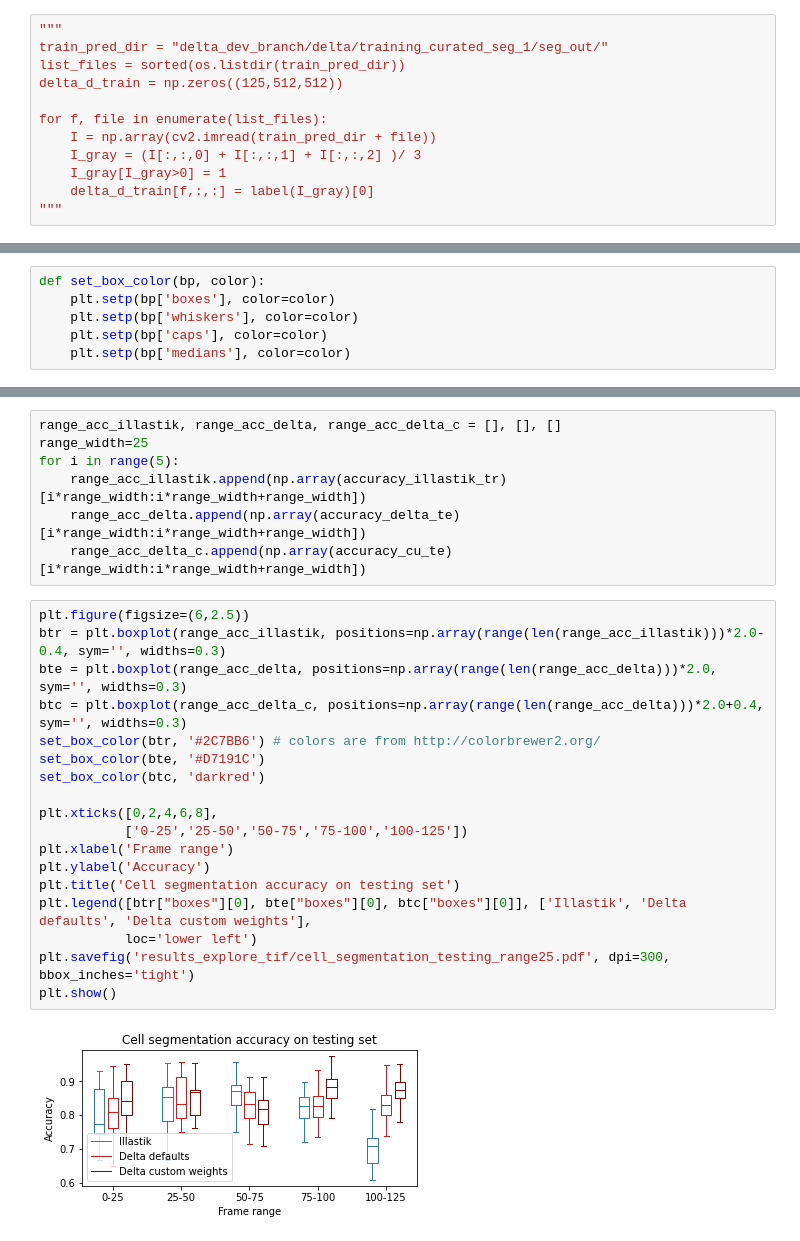
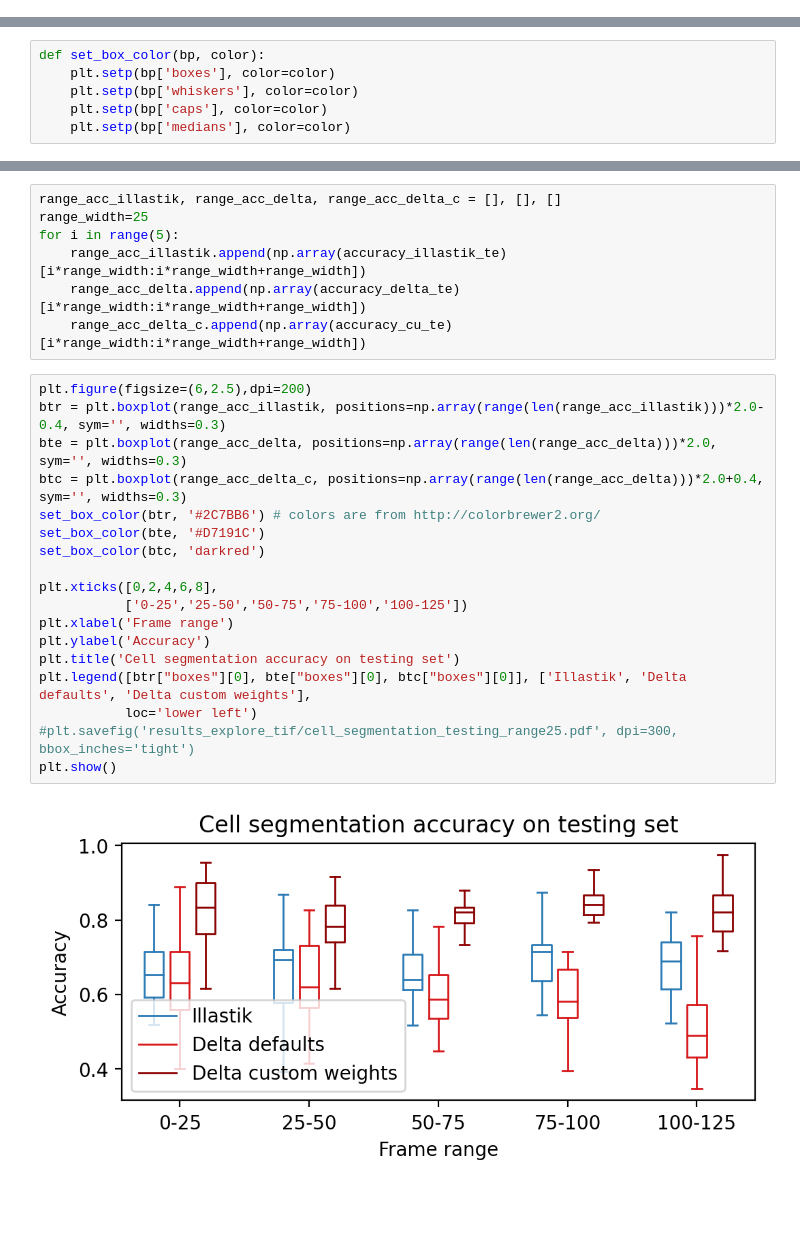
Before and after one commit to jmontavon/MLproject2, a Jupyter notebook: PROJECT_proc_seg_pred.ipynb, the cells around one changed output, grey strips where cells are left out. Saved outputs shown, nothing was run; the diff lists cells and outputs as text; blank space fills up the shorter version.

```diff
--- a/PROJECT_proc_seg_pred.ipynb
+++ b/PROJECT_proc_seg_pred.ipynb
@@ -25,18 +25,6 @@ for f, file in enumerate(list_files):
     I = I[:,:,0] # convert to gray scale
     I[I>0] = 1 # Convert to binary mask
     delta_d_test[f,:,:] = label(I)[0]
-# %%
-"""
-train_pred_dir = "delta_dev_branch/delta/training_curated_seg_1/seg_out/"
-list_files = sorted(os.listdir(train_pred_dir))
-delta_d_train = np.zeros((125,512,512))
-
-for f, file in enumerate(list_files):
-    I = np.array(cv2.imread(train_pred_dir + file))
-    I_gray = (I[:,:,0] + I[:,:,1] + I[:,:,2] )/ 3
-    I_gray[I_gray>0] = 1
-    delta_d_train[f,:,:] = label(I_gray)[0]
-"""
 # %% [markdown]
 #### Recover DELTA predictions made with custom weights
 # %%
@@ -162,26 +154,26 @@ plt.show()
 range_acc_illastik, range_acc_delta, range_acc_delta_c = [], [], []
 range_width=25
 for i in range(5):
-    range_acc_illastik.append(np.array(accuracy_illastik_tr)[i*range_width:i*range_width+range_width])
+    range_acc_illastik.append(np.array(accuracy_illastik_te)[i*range_width:i*range_width+range_width])
     range_acc_delta.append(np.array(accuracy_delta_te)[i*range_width:i*range_width+range_width])
     range_acc_delta_c.append(np.array(accuracy_cu_te)[i*range_width:i*range_width+range_width])
 # %%
-plt.figure(figsize=(6,2.5))
+plt.figure(figsize=(6,2.5),dpi=200)
 btr = plt.boxplot(range_acc_illastik, positions=np.array(range(len(range_acc_illastik)))*2.0-0.4, sym='', widths=0.3)
 bte = plt.boxplot(range_acc_delta, positions=np.array(range(len(range_acc_delta)))*2.0, sym='', widths=0.3)
 btc = plt.boxplot(range_acc_delta_c, positions=np.array(range(len(range_acc_delta)))*2.0+0.4, sym='', widths=0.3)
 set_box_color(btr, '#2C7BB6') # colors are from http://colorbrewer2.org/
 set_box_color(bte, '#D7191C')
 set_box_color(btc, 'darkred')
 
 plt.xticks([0,2,4,6,8],
            ['0-25','25-50','50-75','75-100','100-125'])
 plt.xlabel('Frame range')
 plt.ylabel('Accuracy')
 plt.title('Cell segmentation accuracy on testing set')
 plt.legend([btr["boxes"][0], bte["boxes"][0], btc["boxes"][0]], ['Illastik', 'Delta defaults', 'Delta custom weights'],
            loc='lower left')
-plt.savefig('results_explore_tif/cell_segmentation_testing_range25.pdf', dpi=300, bbox_inches='tight')
+#plt.savefig('results_explore_tif/cell_segmentation_testing_range25.pdf', dpi=300, bbox_inches='tight')
 plt.show()
 # %% [output]
-[figure, old version]
+[figure, new version]
```
Also changed, not shown: parts of 39 cells of this notebook.
